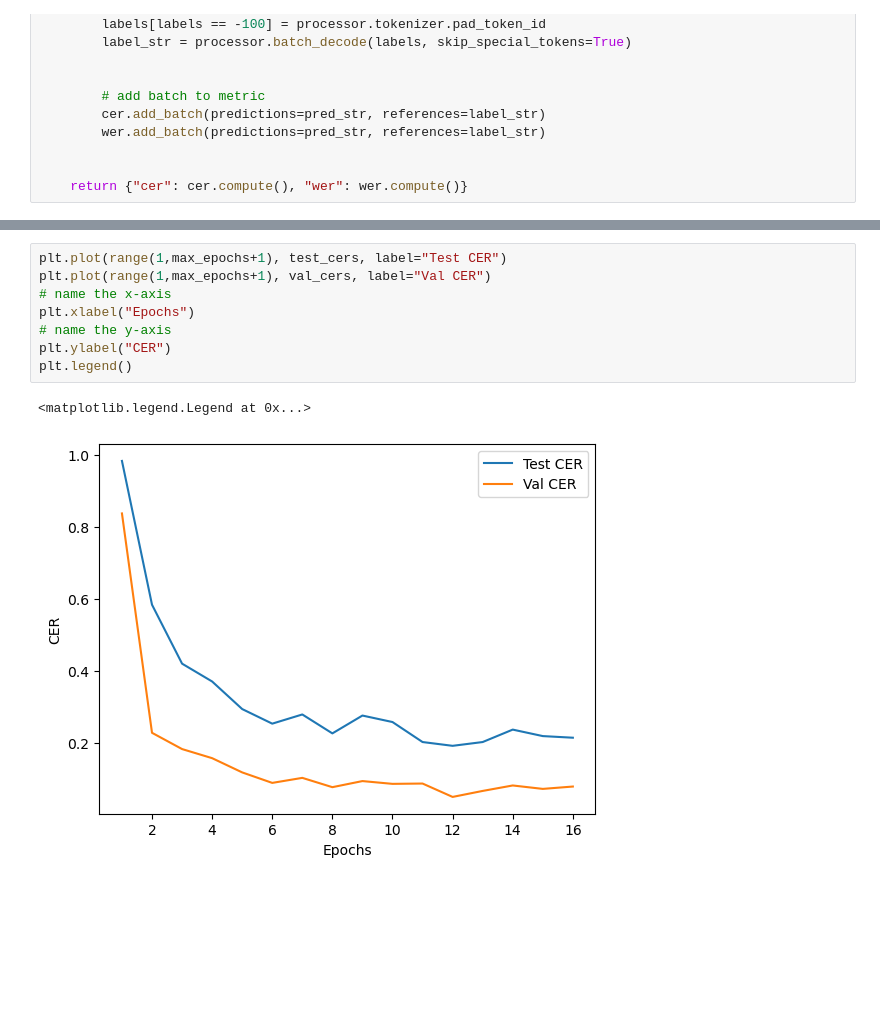
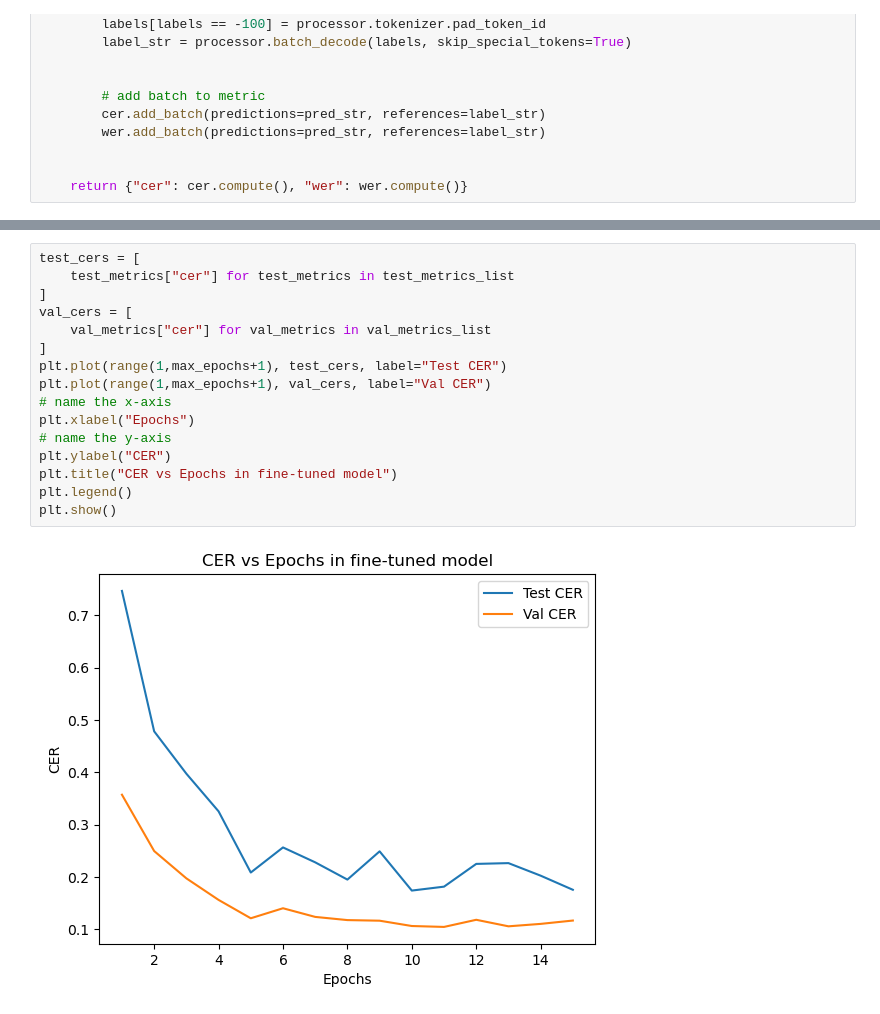
Before and after one commit to dome33/ml-project-2-syc-group, a Jupyter notebook: notebooks/inference_finetuned.ipynb, the cells around one changed output, grey strips where cells are left out. Cells and saved outputs as stored; diff of their text form; blank space fills up the shorter version.

```diff
--- a/notebooks/inference_finetuned.ipynb
+++ b/notebooks/inference_finetuned.ipynb
@@ -126,11 +126,18 @@ Running evaluation...
 # %%
+test_cers = [
+    test_metrics["cer"] for test_metrics in test_metrics_list
+]
+val_cers = [
+    val_metrics["cer"] for val_metrics in val_metrics_list
+]
 plt.plot(range(1,max_epochs+1), test_cers, label="Test CER")
 plt.plot(range(1,max_epochs+1), val_cers, label="Val CER")
 # name the x-axis
 plt.xlabel("Epochs")
 # name the y-axis
 plt.ylabel("CER")
+plt.title("CER vs Epochs in fine-tuned model")
 plt.legend()
+plt.show()
 # %% [output]
-<matplotlib.legend.Legend at 0x...>
-[figure, old version]
+[figure, new version]
```
Also changed, not shown: parts of 3 cells of this notebook.
